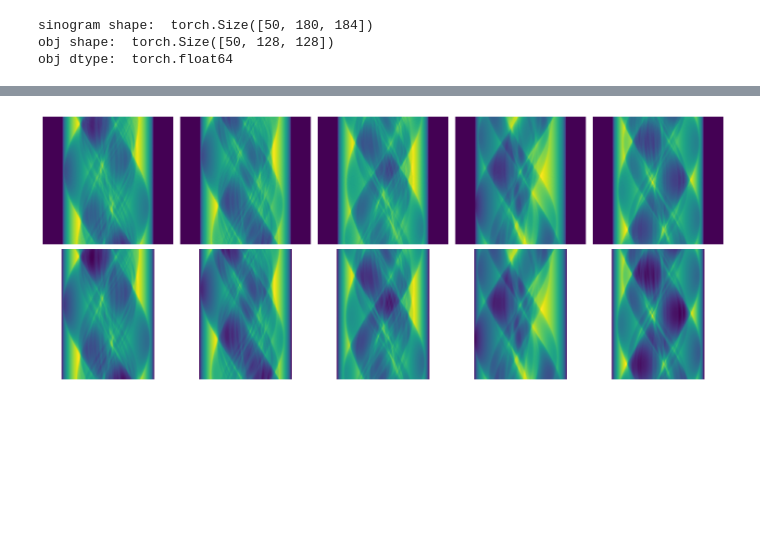
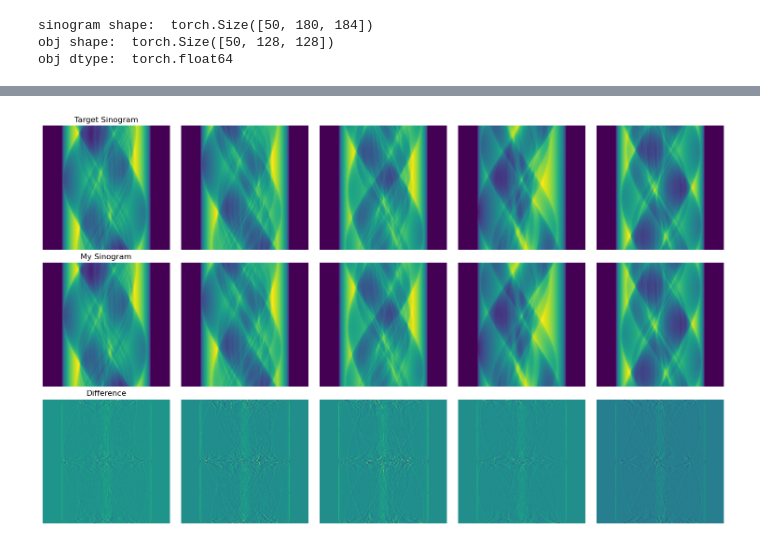
Before and after one commit to hojunieee/CT_PVAE, a Jupyter notebook: radon_torch/radon_torch.ipynb, the cells around one changed output, grey strips where cells are left out. Cells and saved outputs as stored; diff of their text form; code cells hidden in the pictures; blank space fills up the shorter version.

```diff
--- a/radon_torch/radon_torch.ipynb
+++ b/radon_torch/radon_torch.ipynb
@@ -163,16 +166,27 @@ plt.show()
-# %%
-# Plot the images
-fig, axes = plt.subplots(2, 5, figsize=(15, 6))
-
-for i, target in enumerate(target_sinogram):
-    axes[0, i].imshow(target.squeeze())
-    axes[0, i].axis('off')
-
-for i, sino in enumerate(my_sinogram):
-    axes[1, i].imshow(sino)
-    axes[1, i].axis('off')
-
-plt.tight_layout()
-plt.show()
-# %% [output]
-[figure, removed]
+# %%
+# Plot the images
+fig, axes = plt.subplots(3, 5, figsize=(15, 9))
+
+for i, target in enumerate(target_sinogram):
+    axes[0, i].imshow(target.squeeze())
+    axes[0, i].axis('off')
+
+for i, sino in enumerate(my_sinogram):
+    axes[1, i].imshow(sino)
+    axes[1, i].axis('off')
+
+# Calculate and plot the difference
+for i in range(5):
+    diff = torch.from_numpy(target_sinogram[i].squeeze()) - my_sinogram[i]
+    axes[2, i].imshow(diff)
+    axes[2, i].axis('off')
+
+# Set titles for each row
+axes[0, 0].set_title('Target Sinogram')
+axes[1, 0].set_title('My Sinogram')
+axes[2, 0].set_title('Difference')
+
+plt.tight_layout()
+plt.show()
+# %% [output]
+[figure, added]
```
Also changed, not shown: parts of 6 cells of this notebook, 1 other file.
